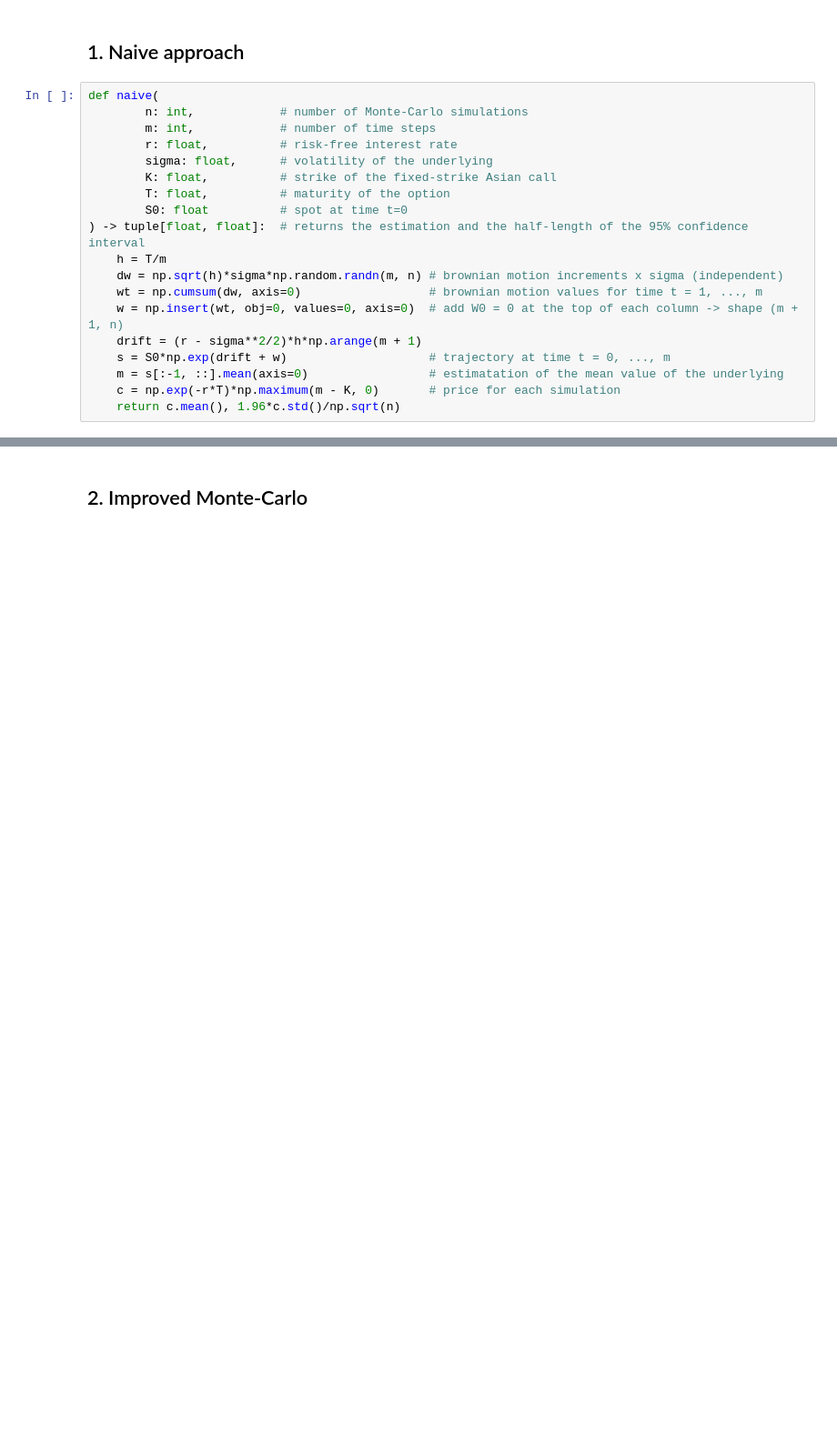
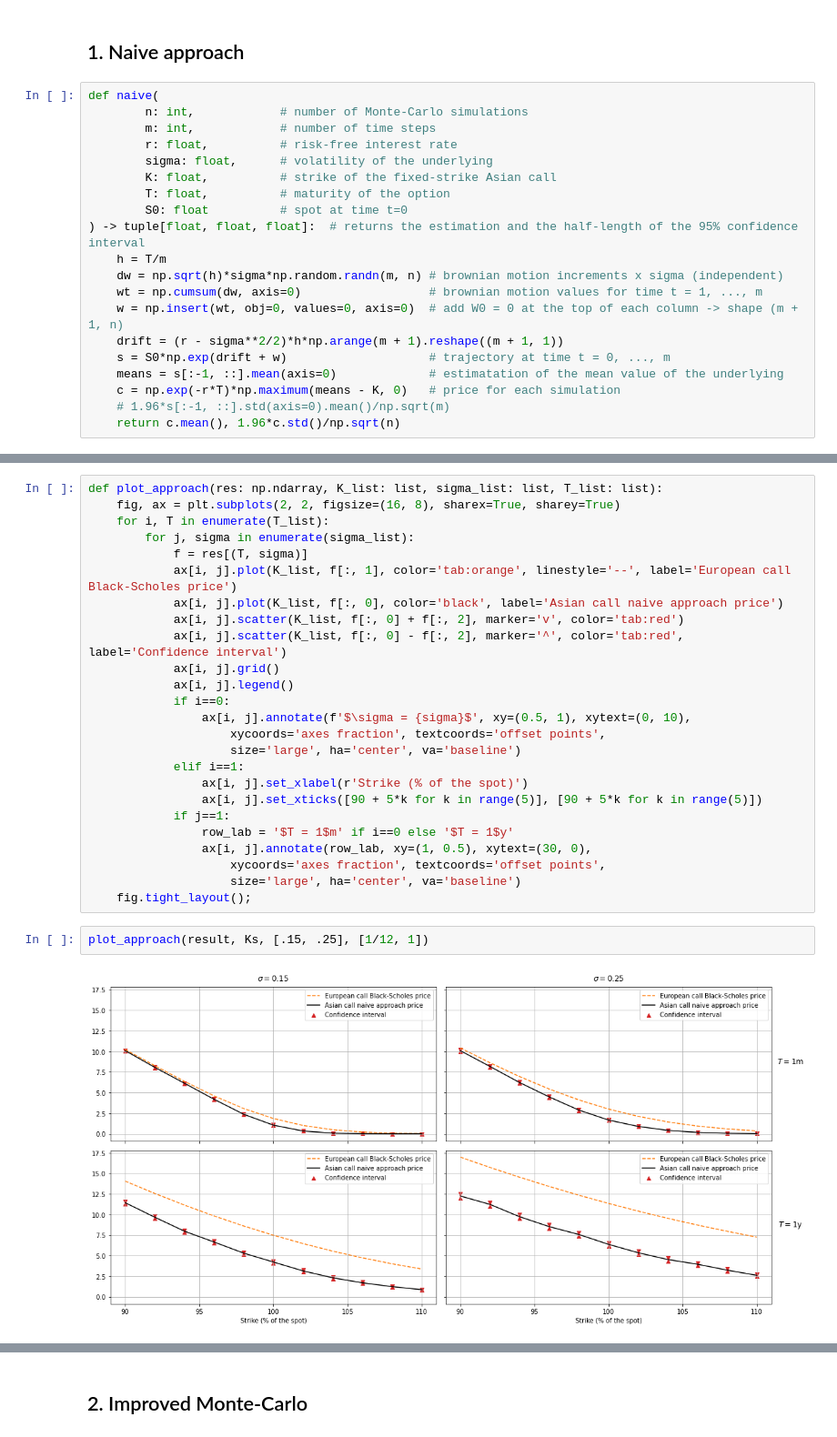
Before and after one commit to 20castro/Projet_MC, a Jupyter notebook: implementations/mc_approaches.ipynb, the cells around one changed output, grey strips where cells are left out. Shown at 91% size. Saved outputs shown, nothing was run; the diff lists cells and outputs as text; blank space fills up the shorter version.

Commit message:
First visualization

```diff
--- a/implementations/mc_approaches.ipynb
+++ b/implementations/mc_approaches.ipynb
@@ -14,13 +30,14 @@ def naive(
         K: float,          # strike of the fixed-strike Asian call
         T: float,          # maturity of the option
         S0: float          # spot at time t=0
-) -> tuple[float, float]:  # returns the estimation and the half-length of the 95% confidence interval
+) -> tuple[float, float, float]:  # returns the estimation and the half-length of the 95% confidence interval
     h = T/m
     dw = np.sqrt(h)*sigma*np.random.randn(m, n) # brownian motion increments x sigma (independent)
     wt = np.cumsum(dw, axis=0)                  # brownian motion values for time t = 1, ..., m
     w = np.insert(wt, obj=0, values=0, axis=0)  # add W0 = 0 at the top of each column -> shape (m + 1, n)
-    drift = (r - sigma**2/2)*h*np.arange(m + 1)
+    drift = (r - sigma**2/2)*h*np.arange(m + 1).reshape((m + 1, 1))
     s = S0*np.exp(drift + w)                    # trajectory at time t = 0, ..., m
-    m = s[:-1, ::].mean(axis=0)                 # estimatation of the mean value of the underlying
-    c = np.exp(-r*T)*np.maximum(m - K, 0)       # price for each simulation
+    means = s[:-1, ::].mean(axis=0)             # estimatation of the mean value of the underlying
+    c = np.exp(-r*T)*np.maximum(means - K, 0)   # price for each simulation
+    # 1.96*s[:-1, ::].std(axis=0).mean()/np.sqrt(m)
     return c.mean(), 1.96*c.std()/np.sqrt(n)
@@ -26,0 +67,29 @@ def naive(
+# %%
+def plot_approach(res: np.ndarray, K_list: list, sigma_list: list, T_list: list):
+    fig, ax = plt.subplots(2, 2, figsize=(16, 8), sharex=True, sharey=True)
+    for i, T in enumerate(T_list):
+        for j, sigma in enumerate(sigma_list):
+            f = res[(T, sigma)]
+            ax[i, j].plot(K_list, f[:, 1], color='tab:orange', linestyle='--', label='European call Black-Scholes price')
+            ax[i, j].plot(K_list, f[:, 0], color='black', label='Asian call naive approach price')
+            ax[i, j].scatter(K_list, f[:, 0] + f[:, 2], marker='v', color='tab:red')
+            ax[i, j].scatter(K_list, f[:, 0] - f[:, 2], marker='^', color='tab:red', label='Confidence interval')
+            ax[i, j].grid()
+            ax[i, j].legend()
+            if i==0:
+                ax[i, j].annotate(f'$\sigma = {sigma}$', xy=(0.5, 1), xytext=(0, 10),
+                    xycoords='axes fraction', textcoords='offset points',
+                    size='large', ha='center', va='baseline')
+            elif i==1:
+                ax[i, j].set_xlabel(r'Strike (% of the spot)')
+                ax[i, j].set_xticks([90 + 5*k for k in range(5)], [90 + 5*k for k in range(5)])
+            if j==1:
+                row_lab = '$T = 1$m' if i==0 else '$T = 1$y'
+                ax[i, j].annotate(row_lab, xy=(1, 0.5), xytext=(30, 0),
+                    xycoords='axes fraction', textcoords='offset points',
+                    size='large', ha='center', va='baseline')
+    fig.tight_layout();
+# %%
+plot_approach(result, Ks, [.15, .25], [1/12, 1])
+# %% [output]
+[figure, added]
```
Also changed, not shown: parts of 12 cells of this notebook.
